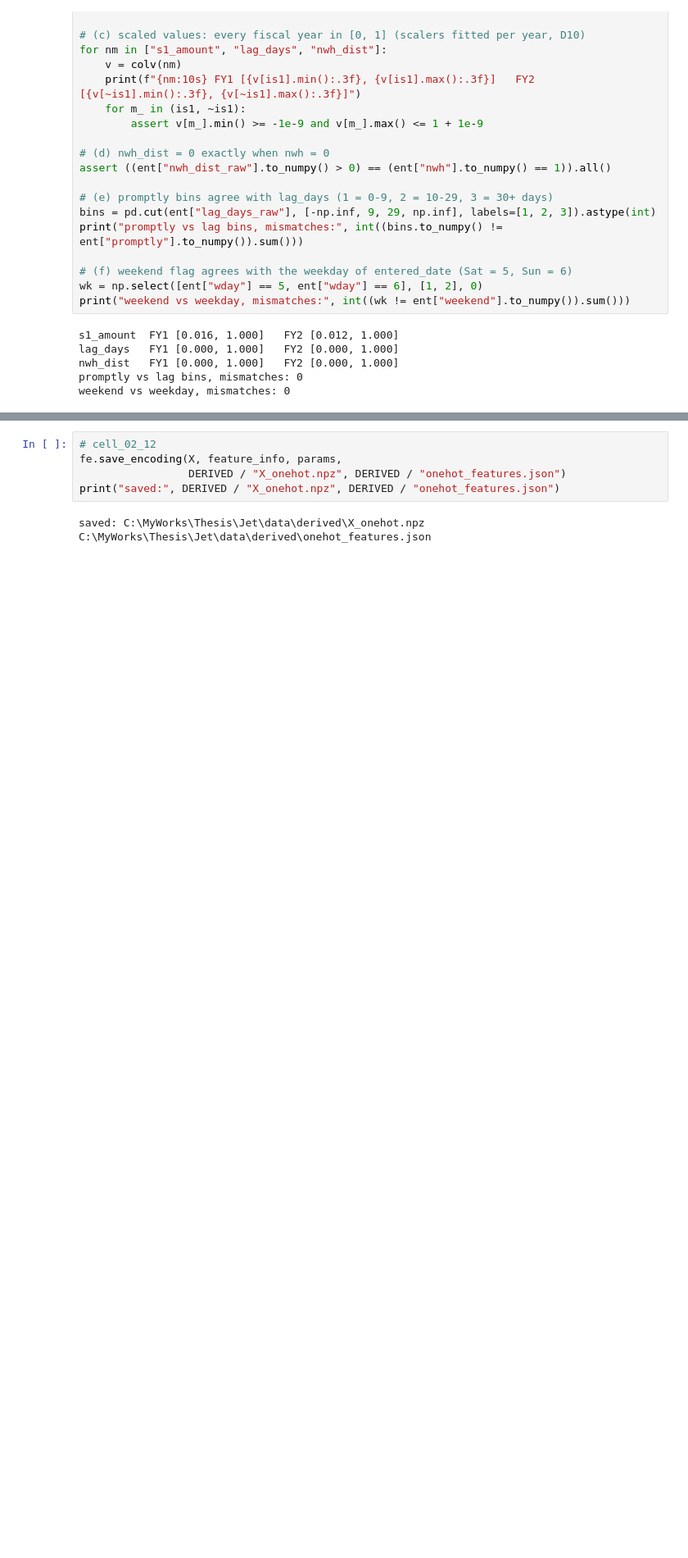
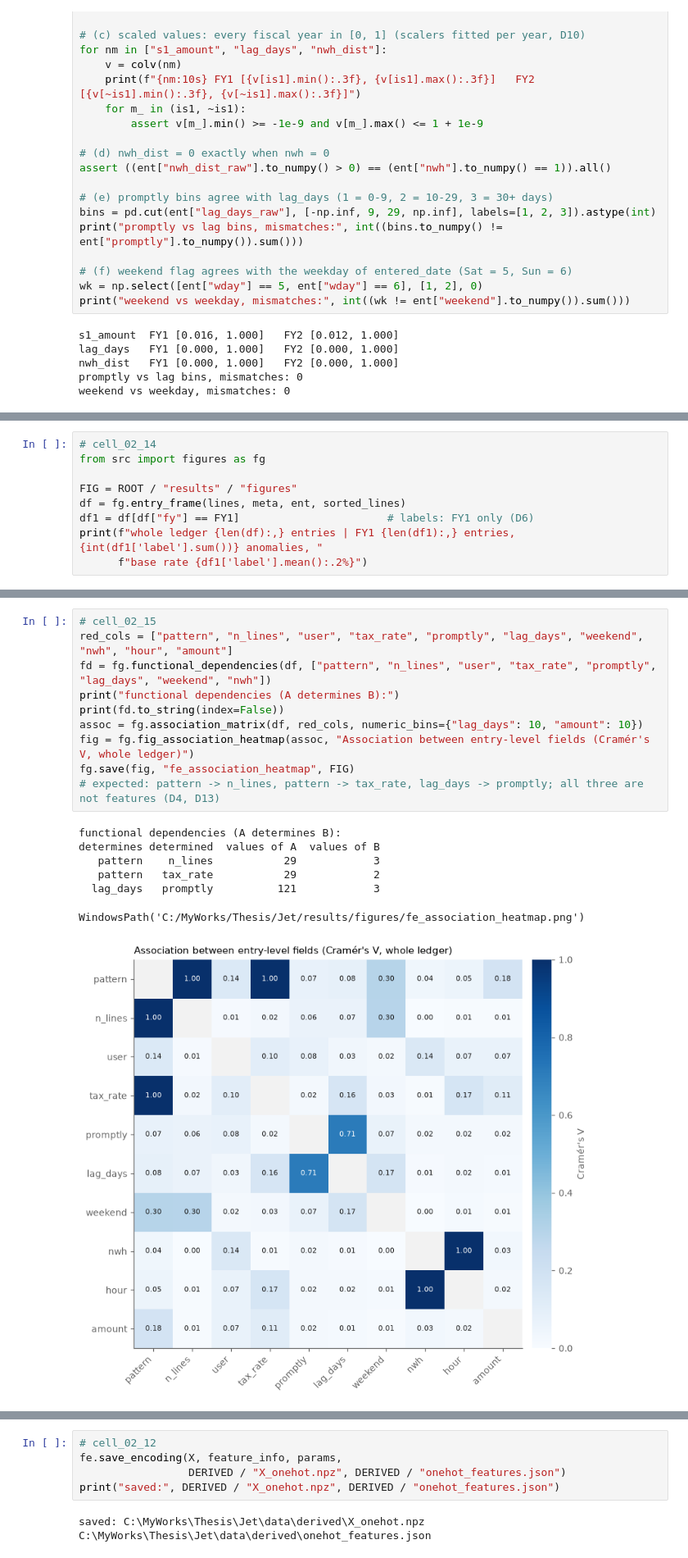
Before and after one commit to mbanadkouki/gl-anomaly-ranking, a Jupyter notebook: notebooks/02_encoding_onehot.ipynb, the cells around one changed output, grey strips where cells are left out. Shown at 82% size. Saved outputs shown, nothing was run; the diff lists cells and outputs as text; blank space fills up the shorter version.

```diff
--- a/notebooks/02_encoding_onehot.ipynb
+++ b/notebooks/02_encoding_onehot.ipynb
@@ -235,0 +241,9 @@ weekend vs weekday, mismatches: 0
+# %%
+# cell_02_14
+from src import figures as fg
+
+FIG = ROOT / "results" / "figures"
+df = fg.entry_frame(lines, meta, ent, sorted_lines)
+df1 = df[df["fy"] == FY1]                       # labels: FY1 only (D6)
+print(f"whole ledger {len(df):,} entries | FY1 {len(df1):,} entries, {int(df1['label'].sum())} anomalies, "
+      f"base rate {df1['label'].mean():.2%}")
@@ -235,0 +256,18 @@ weekend vs weekday, mismatches: 0
+# %%
+# cell_02_15
+red_cols = ["pattern", "n_lines", "user", "tax_rate", "promptly", "lag_days", "weekend", "nwh", "hour", "amount"]
+fd = fg.functional_dependencies(df, ["pattern", "n_lines", "user", "tax_rate", "promptly", "lag_days", "weekend", "nwh"])
+print("functional dependencies (A determines B):")
+print(fd.to_string(index=False))
+assoc = fg.association_matrix(df, red_cols, numeric_bins={"lag_days": 10, "amount": 10})
+fig = fg.fig_association_heatmap(assoc, "Association between entry-level fields (Cramér's V, whole ledger)")
+fg.save(fig, "fe_association_heatmap", FIG)
+# expected: pattern -> n_lines, pattern -> tax_rate, lag_days -> promptly; all three are not features (D4, D13)
+# %% [output]
+functional dependencies (A determines B):
+determines determined  values of A  values of B
+   pattern    n_lines           29            3
+   pattern   tax_rate           29            2
+  lag_days   promptly          121            3
+WindowsPath('C:/MyWorks/Thesis/Jet/results/figures/fe_association_heatmap.png')
+[figure, added]
```
Also changed, not shown: parts of 17 cells of this notebook, 20 other files.
